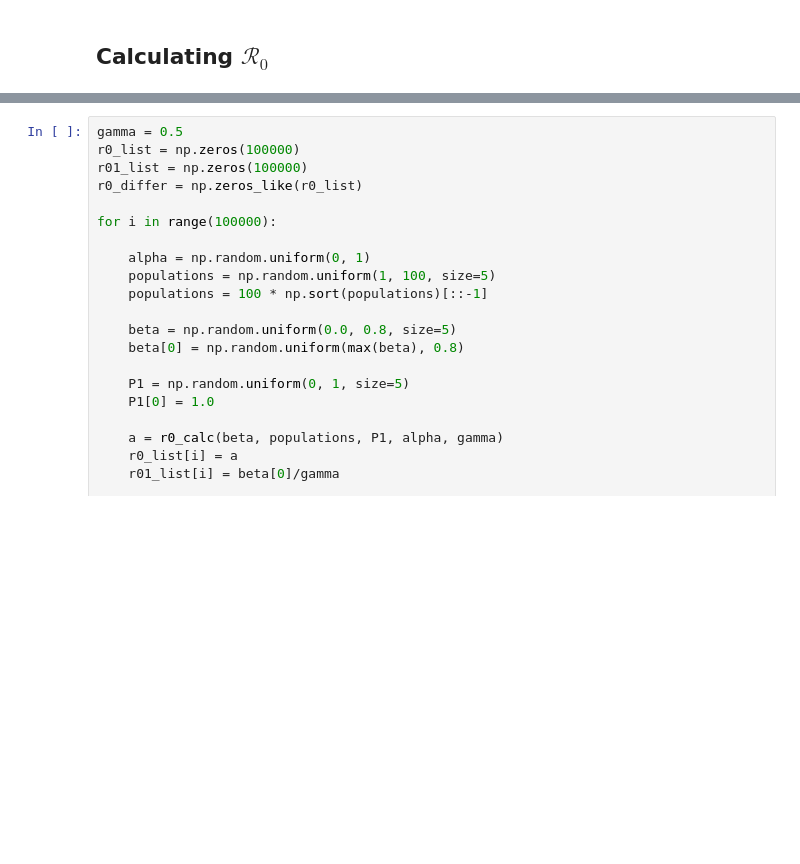
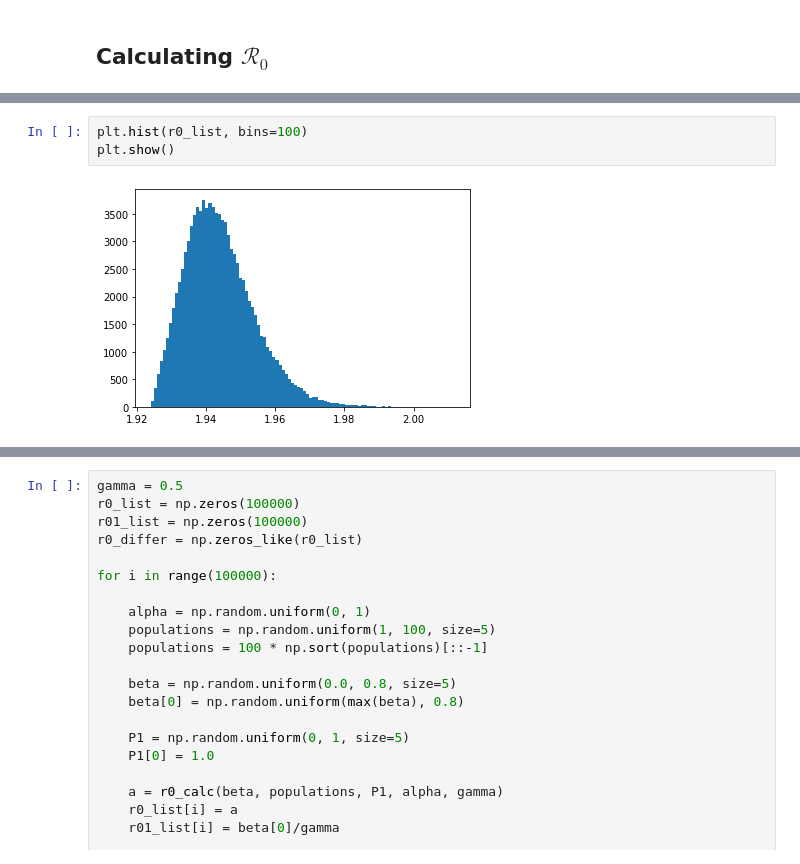
Before and after one commit to lucasmoschen/optimal-vaccination-networks, a Jupyter notebook: notebooks/robot_dance_model.ipynb, the cells around one changed output, grey strips where cells are left out. Cells and saved outputs as stored; diff of their text form; blank space fills up the shorter version.

```diff
--- a/notebooks/robot_dance_model.ipynb
+++ b/notebooks/robot_dance_model.ipynb
@@ -221,0 +225,5 @@ def r0_calc(_beta, _populations, _P1, _alpha, _gamma):
+# %%
+plt.hist(r0_list, bins=100)
+plt.show()
+# %% [output]
+[figure, added]
```
Also changed, not shown: parts of 14 cells of this notebook.
